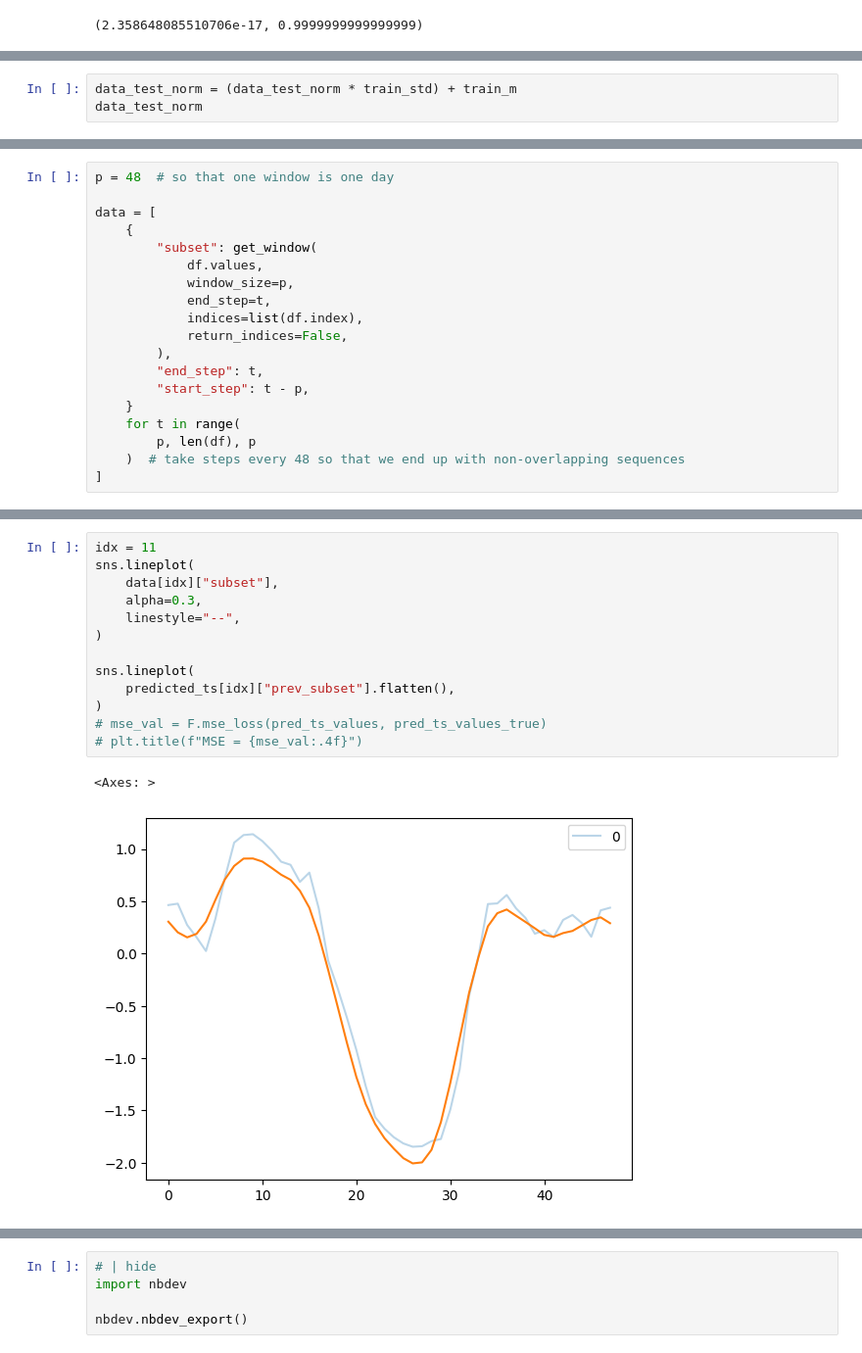
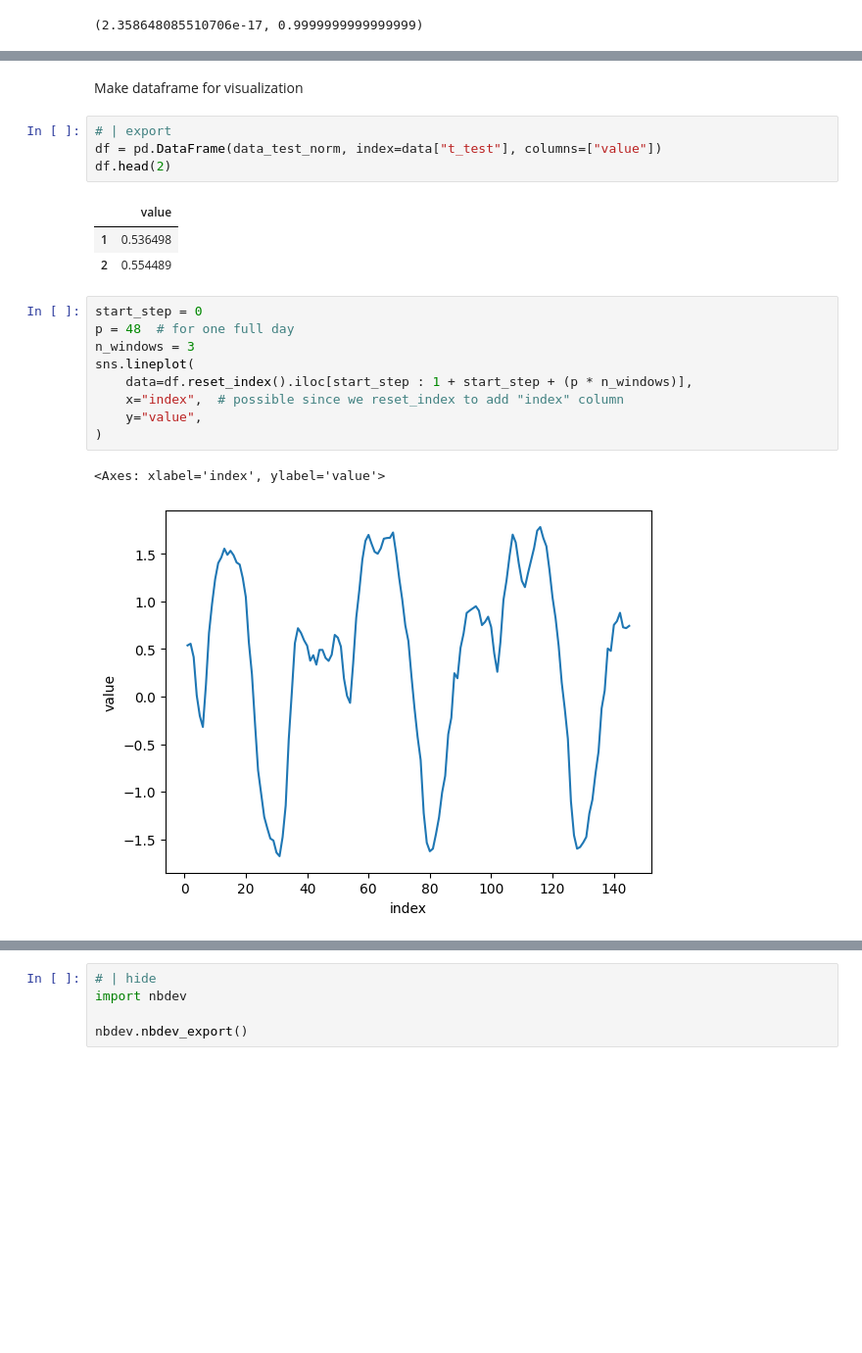
Before and after one commit to thatgeeman/ts_vae-lstm, a Jupyter notebook: nbs/03_ad_complete.ipynb, the cells around one changed output, grey strips where cells are left out. Shown at 98% size. Drawn from its saved outputs; the diff is of its cells as text; blank space fills up the shorter version.

Commit message:
ad: build full pipeline

```diff
--- a/nbs/03_ad_complete.ipynb
+++ b/nbs/03_ad_complete.ipynb
@@ -120,3 +105,0 @@ train_m, train_std
-# %%
-data_test_norm = (data_test_norm * train_std) + train_m
-data_test_norm
@@ -146,19 +105,0 @@ df.mean(), df.std()
-# %%
-p = 48  # so that one window is one day
-
-data = [
-    {
-        "subset": get_window(
-            df.values,
-            window_size=p,
-            end_step=t,
-            indices=list(df.index),
-            return_indices=False,
-        ),
-        "end_step": t,
-        "start_step": t - p,
-    }
-    for t in range(
-        p, len(df), p
-    )  # take steps every 48 so that we end up with non-overlapping sequences
-]
@@ -374,16 +106,22 @@ predicted_ts[0]["next_subset"].shape  # predicted next subset
-# %%
-idx = 11
-sns.lineplot(
-    data[idx]["subset"],
-    alpha=0.3,
-    linestyle="--",
-)
-
-sns.lineplot(
-    predicted_ts[idx]["prev_subset"].flatten(),
-)
-# mse_val = F.mse_loss(pred_ts_values, pred_ts_values_true)
-# plt.title(f"MSE = {mse_val:.4f}")
-# %% [output]
-<Axes: >
-[figure, removed]
+# %% [markdown]
+Make dataframe for visualization
+# %%
+# | export
+df = pd.DataFrame(data_test_norm, index=data["t_test"], columns=["value"])
+df.head(2)
+# %% [output]
+|  | value |
+| 1 | 0.536498 |
+| 2 | 0.554489 |
+# %%
+start_step = 0
+p = 48  # for one full day
+n_windows = 3
+sns.lineplot(
+    data=df.reset_index().iloc[start_step : 1 + start_step + (p * n_windows)],
+    x="index",  # possible since we reset_index to add "index" column
+    y="value",
+)
+# %% [output]
+<Axes: xlabel='index', ylabel='value'>
+[figure, added]
```
Also changed, not shown: parts of 47 cells of this notebook, 8 other files.
